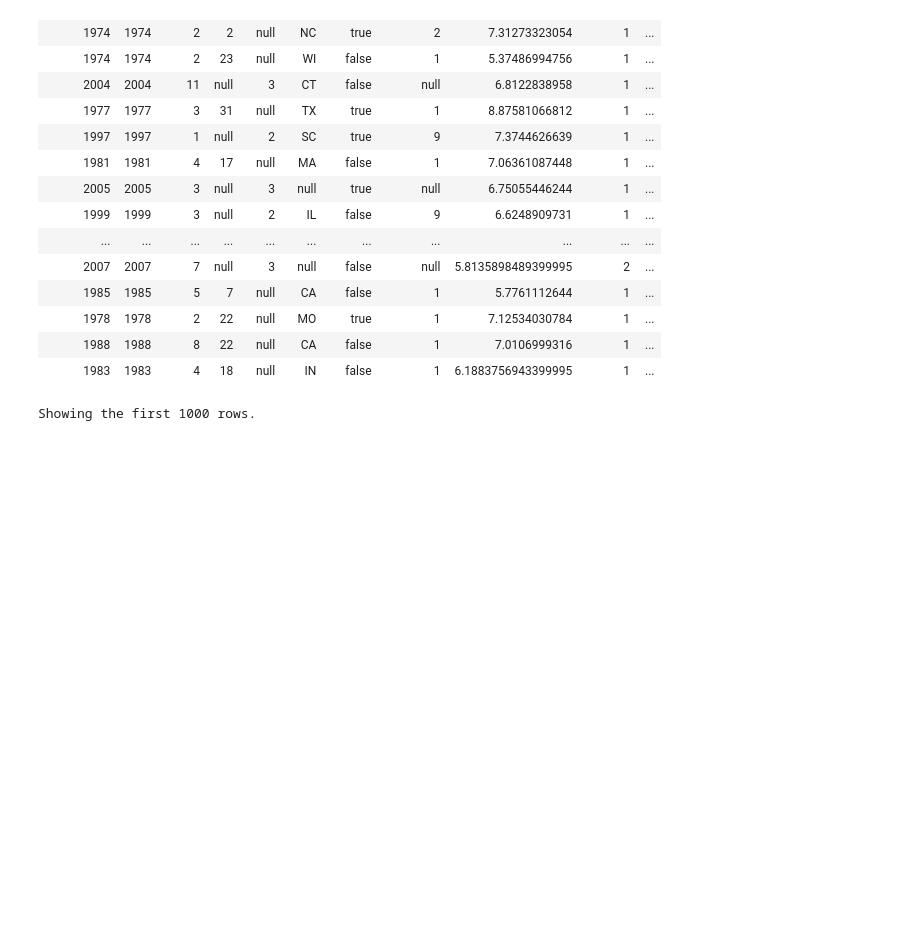
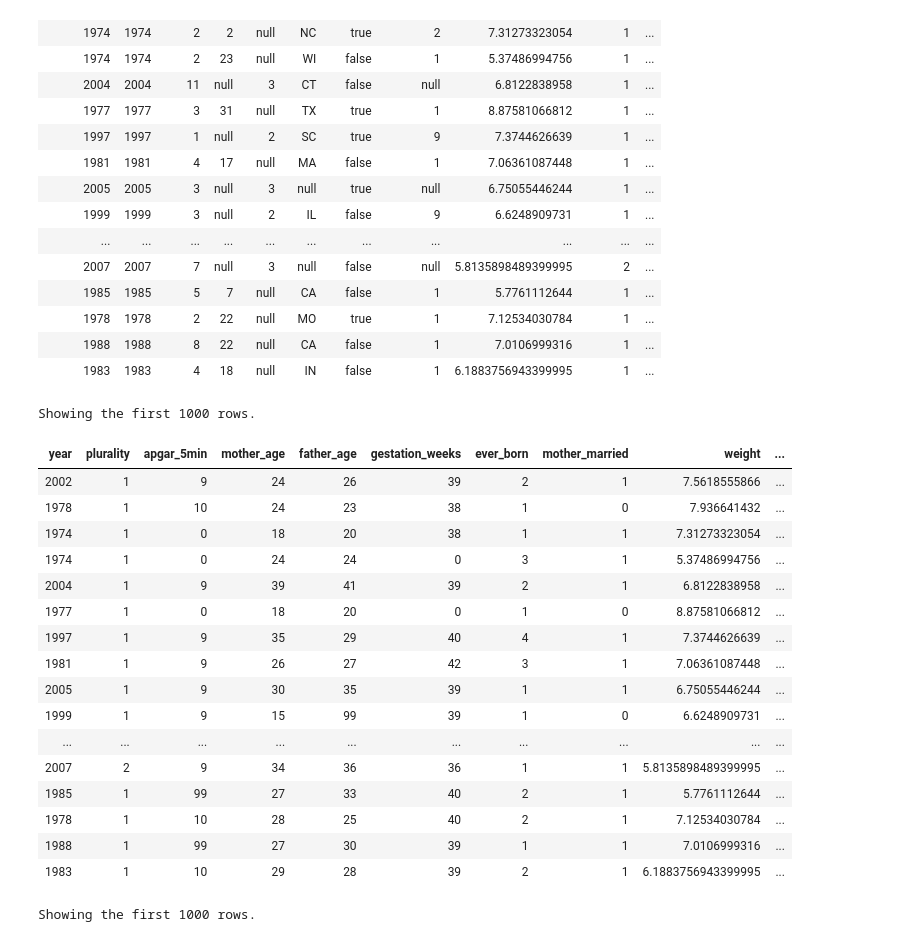
Before and after one commit to bgweber/DS_Production, a Jupyter notebook: source/DSP_CH06_PySpark_For_Batch_Pipelines.ipynb, the cells around one changed output. Saved outputs shown, nothing was run; the diff lists cells and outputs as text; code cells hidden in the pictures; blank space fills up the shorter version.

```diff
--- a/source/DSP_CH06_PySpark_For_Batch_Pipelines.ipynb
+++ b/source/DSP_CH06_PySpark_For_Batch_Pipelines.ipynb
@@ -608,7 +628,9 @@ with open(creds_file, 'w') as file:
 ## Model Pipeline
 # %%
 table = f"{os.environ['GCP_PROJECT_ID']}.dsp_demo.natality"
-natality_df = spark.read.format("bigquery").option("table", table).load()
+natality_df = (spark.read.format("bigquery")
+               .option("table", table)
+               .load())
 display(natality_df)
 # %% [output]
 | source_year | year | month | day | wday | state | is_male | child_race | weight_pounds | plurality | ... |
@@ -632,21 +654,47 @@ Showing the first 1000 rows.
 # %%
 natality_df.createOrReplaceTempView("natality_df")
 
 natality_df = spark.sql("""
-SELECT year, plurality, apgar_5min, mother_age, father_age,
-       gestation_weeks, ever_born
-       ,case when mother_married = true then 1 else 0 end as mother_married
-       ,weight_pounds as weight
-       ,case when rand() < 0.5 then 1 else 0 end as test
-from natality_df
+    SELECT
+        year,
+        plurality,
+        apgar_5min,
+        mother_age,
+        father_age,
+        gestation_weeks,
+        ever_born,
+        CASE WHEN mother_married = true THEN 1 ELSE 0 END AS mother_married,
+        weight_pounds AS weight,
+        CASE WHEN RAND() < 0.5 THEN 1 ELSE 0 END AS test
+    FROM
+        natality_df
 """).fillna(0)
 
-trainDF = natality_df.filter("test == 0")
-testDF = natality_df.filter("test == 1")
-print("Train " + str(trainDF.count()))
-print("Test " + str(testDF.count()))
+train_df = natality_df.filter("test == 0")
+test_df = natality_df.filter("test == 1")
+print("Train", train_df.count())
+print("Test", test_df.count())
 
 display(natality_df)
+# %% [output]
+| year | plurality | apgar_5min | mother_age | father_age | gestation_weeks | ever_born | mother_married | weight | ... |
+| 2002 | 1 | 9 | 24 | 26 | 39 | 2 | 1 | 7.5618555866 | ... |
+| 1978 | 1 | 10 | 24 | 23 | 38 | 1 | 0 | 7.936641432 | ... |
+| 1974 | 1 | 0 | 18 | 20 | 38 | 1 | 1 | 7.31273323054 | ... |
+| 1974 | 1 | 0 | 24 | 24 | 0 | 3 | 1 | 5.37486994756 | ... |
+| 2004 | 1 | 9 | 39 | 41 | 39 | 2 | 1 | 6.8122838958 | ... |
+| 1977 | 1 | 0 | 18 | 20 | 0 | 1 | 0 | 8.87581066812 | ... |
+| 1997 | 1 | 9 | 35 | 29 | 40 | 4 | 1 | 7.3744626639 | ... |
+| 1981 | 1 | 9 | 26 | 27 | 42 | 3 | 1 | 7.06361087448 | ... |
+| 2005 | 1 | 9 | 30 | 35 | 39 | 1 | 1 | 6.75055446244 | ... |
+| 1999 | 1 | 9 | 15 | 99 | 39 | 1 | 0 | 6.6248909731 | ... |
+| ... | ... | ... | ... | ... | ... | ... | ... | ... | ... |
+| 2007 | 2 | 9 | 34 | 36 | 36 | 1 | 1 | 5.8135898489399995 | ... |
+| 1985 | 1 | 99 | 27 | 33 | 40 | 2 | 1 | 5.7761112644 | ... |
+| 1978 | 1 | 10 | 28 | 25 | 40 | 2 | 1 | 7.12534030784 | ... |
+| 1988 | 1 | 99 | 27 | 30 | 39 | 1 | 1 | 7.0106999316 | ... |
+| 1983 | 1 | 10 | 29 | 28 | 39 | 2 | 1 | 6.1883756943399995 | ... |
+Showing the first 1000 rows.
 # %%
 from pyspark.ml.feature import VectorAssembler
 
```
Also changed, not shown: parts of 5 cells of this notebook.
